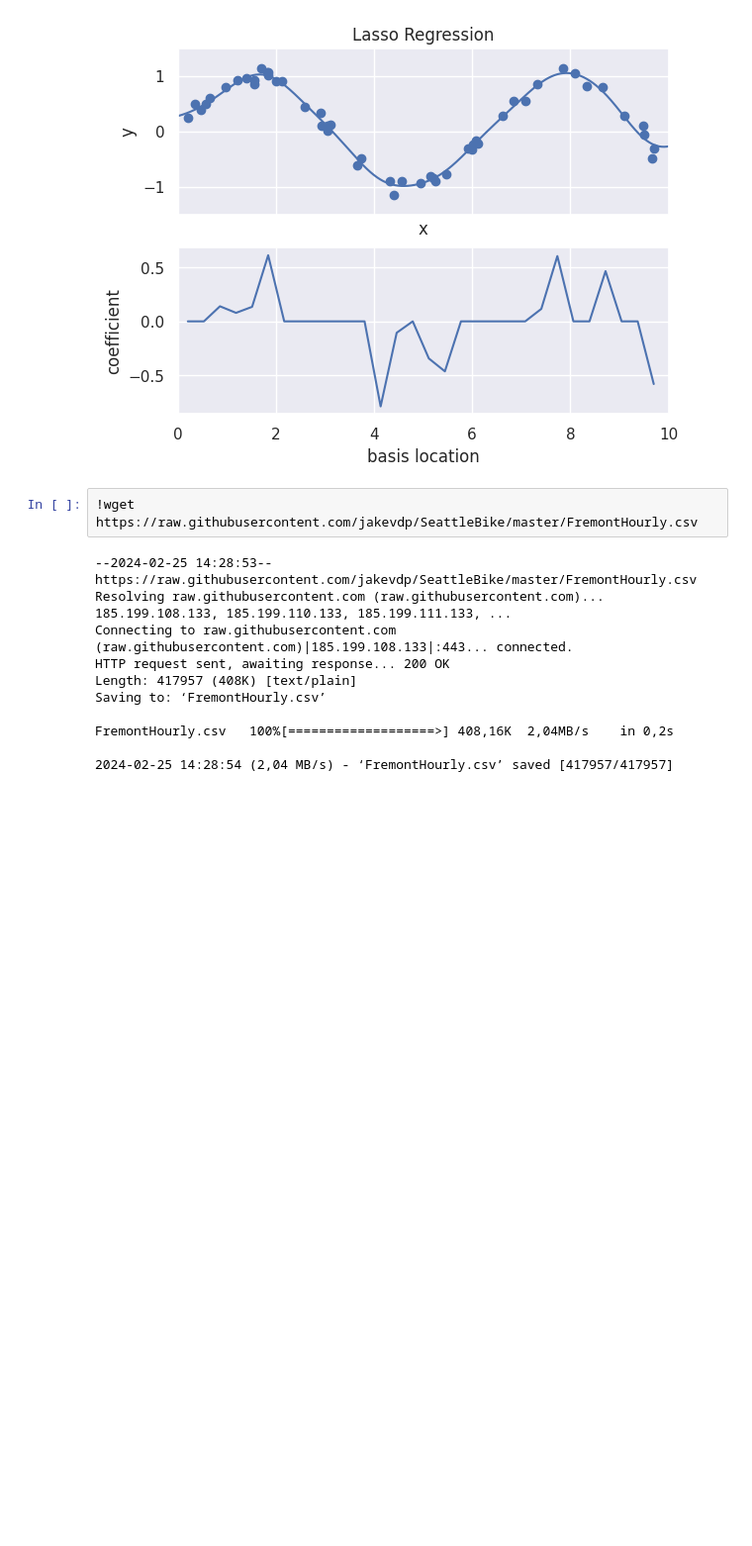
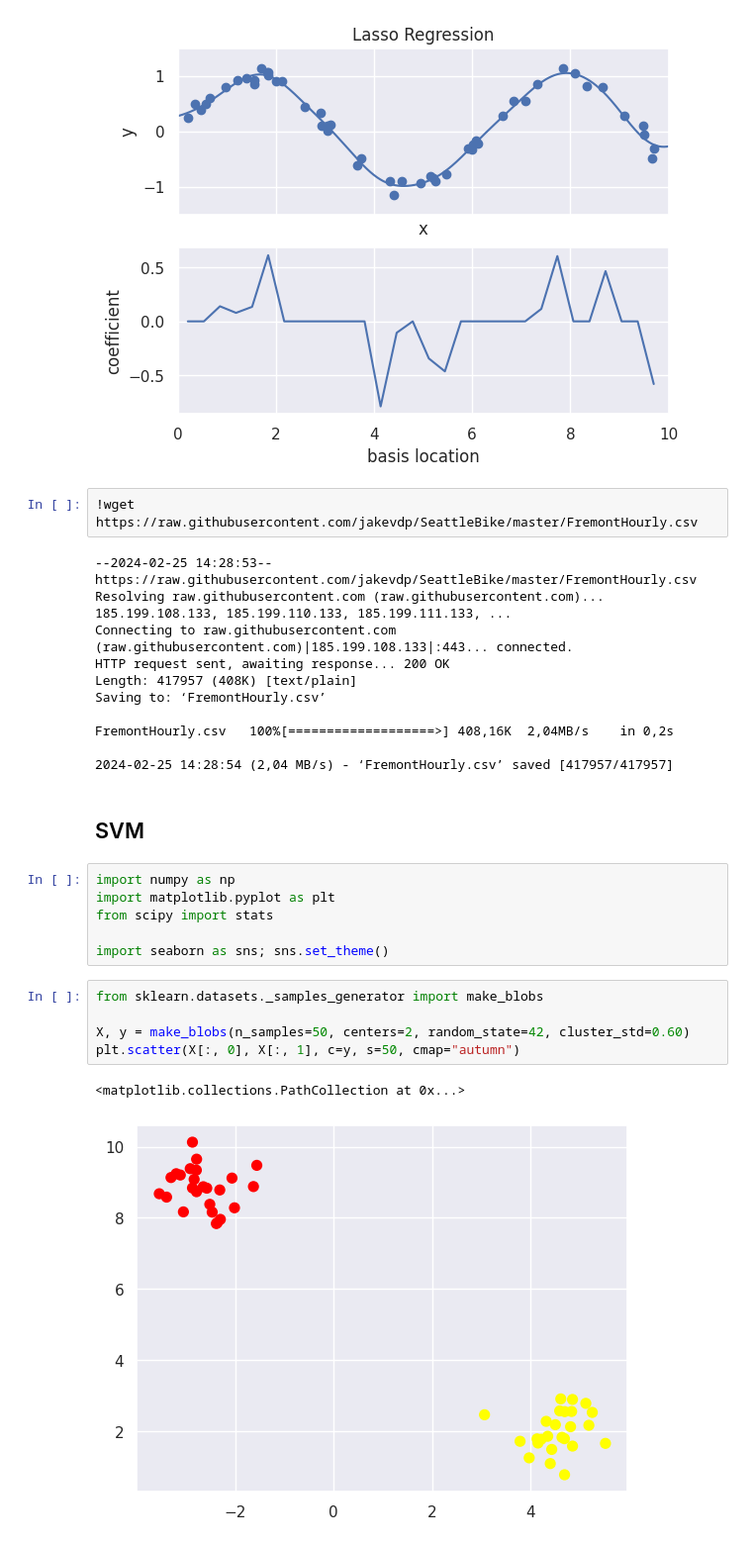
Before and after one commit to Alexa201228/ml_train, a Jupyter notebook: deeper_look_into_classic_ml.ipynb, the cells around one changed output. Shown at 99% size. Saved outputs shown, nothing was run; the diff lists cells and outputs as text; blank space fills up the shorter version.

```diff
--- a/deeper_look_into_classic_ml.ipynb
+++ b/deeper_look_into_classic_ml.ipynb
@@ -311,3 +311,19 @@ Saving to: ‘FremontHourly.csv’
 FremontHourly.csv   100%[===================>] 408,16K  2,04MB/s    in 0,2s
 
 2024-02-25 14:28:54 (2,04 MB/s) - ‘FremontHourly.csv’ saved [417957/417957]
+# %% [markdown]
+## SVM
+# %%
+import numpy as np
+import matplotlib.pyplot as plt
+from scipy import stats
+
+import seaborn as sns; sns.set_theme()
+# %%
+from sklearn.datasets._samples_generator import make_blobs
+
+X, y = make_blobs(n_samples=50, centers=2, random_state=42, cluster_std=0.60)
+plt.scatter(X[:, 0], X[:, 1], c=y, s=50, cmap="autumn")
+# %% [output]
+<matplotlib.collections.PathCollection at 0x...>
+[figure, added]
```
Also changed, not shown: parts of 23 cells of this notebook.
